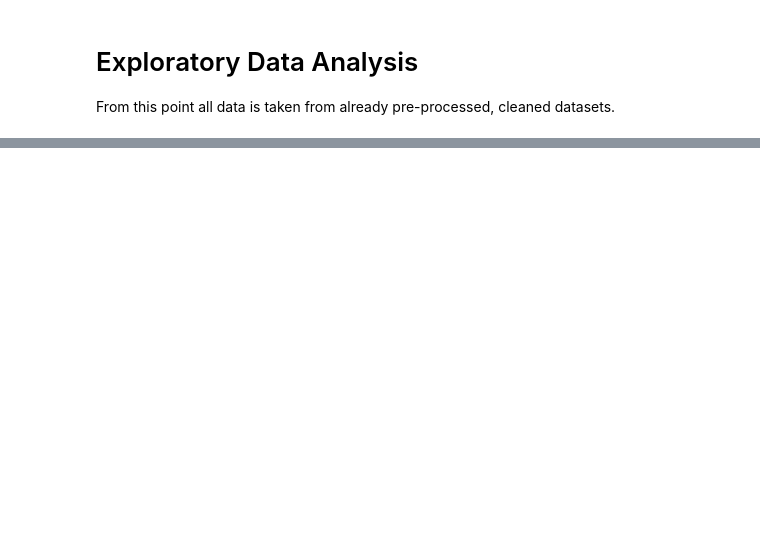
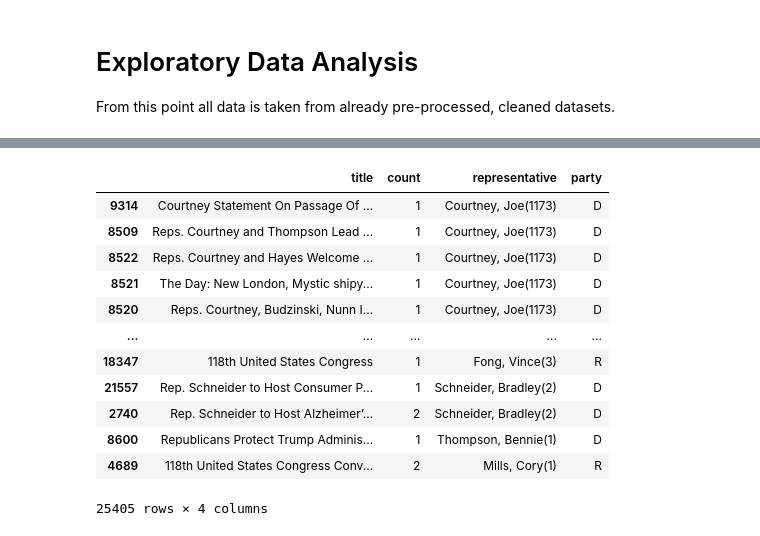
Before and after one commit to qpa-agh/usa_issues_data_mining, a Jupyter notebook: eda.ipynb, the cells around one changed output, grey strips where cells are left out. Saved outputs shown, nothing was run; the diff lists cells and outputs as text; code cells hidden in the pictures; blank space fills up the shorter version.

```diff
--- a/eda.ipynb
+++ b/eda.ipynb
@@ -88,17 +78,32 @@ plt.savefig('charts/topics_general.png', bbox_inches='tight')
 # %%
 #Data preparation
 
 # 2nd plot
 
 df_count_r = topics_per_article_counts[topics_per_article_counts['party'] == 'R']
 df_count_d = topics_per_article_counts[topics_per_article_counts['party'] == 'D']
 title_counts_r = df_count_r["count"].value_counts()[:5]
 title_counts_d = df_count_d["count"].value_counts()[:5]
 
 combined_counts = pd.DataFrame({
     'R': title_counts_r,
     'D': title_counts_d
 })
 
 combined_counts['R_norm'] = combined_counts['R'] / (combined_counts['R'] + combined_counts['D'])
 combined_counts['D_norm'] = combined_counts['D'] / (combined_counts['R'] + combined_counts['D'])
+topics_per_article_counts
+# %% [output]
+|  | title | count | representative | party |
+| 9314 | Courtney Statement On Passage Of ... | 1 | Courtney, Joe(1173) | D |
+| 8509 | Reps. Courtney and Thompson Lead ... | 1 | Courtney, Joe(1173) | D |
+| 8522 | Reps. Courtney and Hayes Welcome ... | 1 | Courtney, Joe(1173) | D |
+| 8521 | The Day: New London, Mystic shipy... | 1 | Courtney, Joe(1173) | D |
+| 8520 | Reps. Courtney, Budzinski, Nunn I... | 1 | Courtney, Joe(1173) | D |
+| ... | ... | ... | ... | ... |
+| 18347 | 118th United States Congress | 1 | Fong, Vince(3) | R |
+| 21557 | Rep. Schneider to Host Consumer P... | 1 | Schneider, Bradley(2) | D |
+| 2740 | Rep. Schneider to Host Alzheimer’... | 2 | Schneider, Bradley(2) | D |
+| 8600 | Republicans Protect Trump Adminis... | 1 | Thompson, Bennie(1) | D |
+| 4689 | 118th United States Congress Conv... | 2 | Mills, Cory(1) | R |
+25405 rows × 4 columns
```
Also changed, not shown: parts of 6 cells of this notebook, 5 other files.
